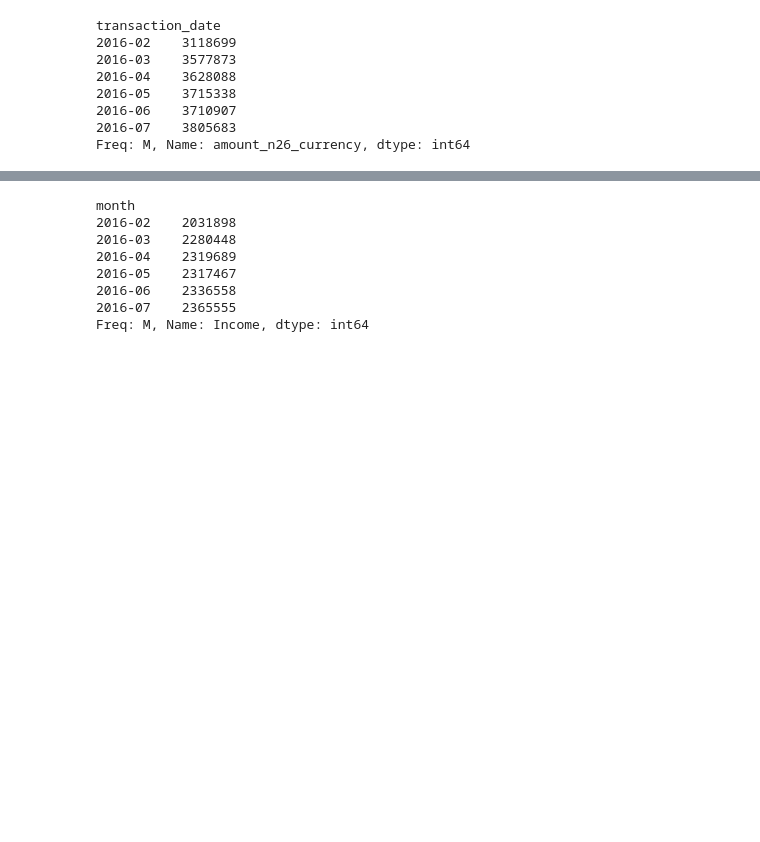
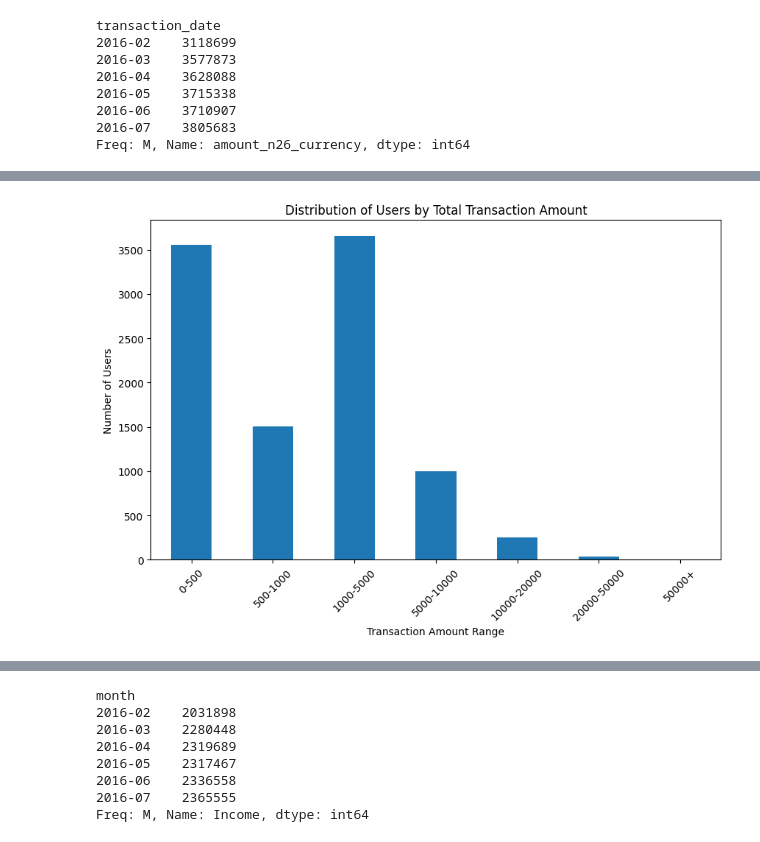
Before and after one commit to adrianacupp/Financial-Behavior-Prediction, a Jupyter notebook: fbp_cuppuleri.ipynb, the cells around one changed output, grey strips where cells are left out. Cells and saved outputs as stored; diff of their text form; code cells hidden in the pictures; blank space fills up the shorter version.

```diff
--- a/fbp_cuppuleri.ipynb
+++ b/fbp_cuppuleri.ipynb
@@ -207 +216,19 @@ Freq: M, Name: amount_n26_currency, dtype: int64
+# %%
+# Aggregate transaction amount per user
+user_agg = df.groupby('user_id')['amount_n26_currency'].sum().reset_index()
+bins = [0, 500, 1000, 5000, 10000, 20000, 50000, 100000]
+labels = ['0-500', '500-1000', '1000-5000', '5000-10000', '10000-20000', '20000-50000', '50000+']
+user_agg['amount_bin'] = pd.cut(user_agg['amount_n26_currency'], bins=bins, labels=labels, include_lowest=True)
+bin_counts = user_agg['amount_bin'].value_counts().sort_index()
+
+# barplot for user-based outliers
+plt.figure(figsize=(10, 6))
+bin_counts.plot(kind='bar')
+plt.title('Distribution of Users by Total Transaction Amount')
+plt.xlabel('Transaction Amount Range')
+plt.ylabel('Number of Users')
+plt.xticks(rotation=45)
+plt.show()
+# %% [output]
+[figure, added]
 # %%
```
Also changed, not shown: parts of 24 cells of this notebook.
